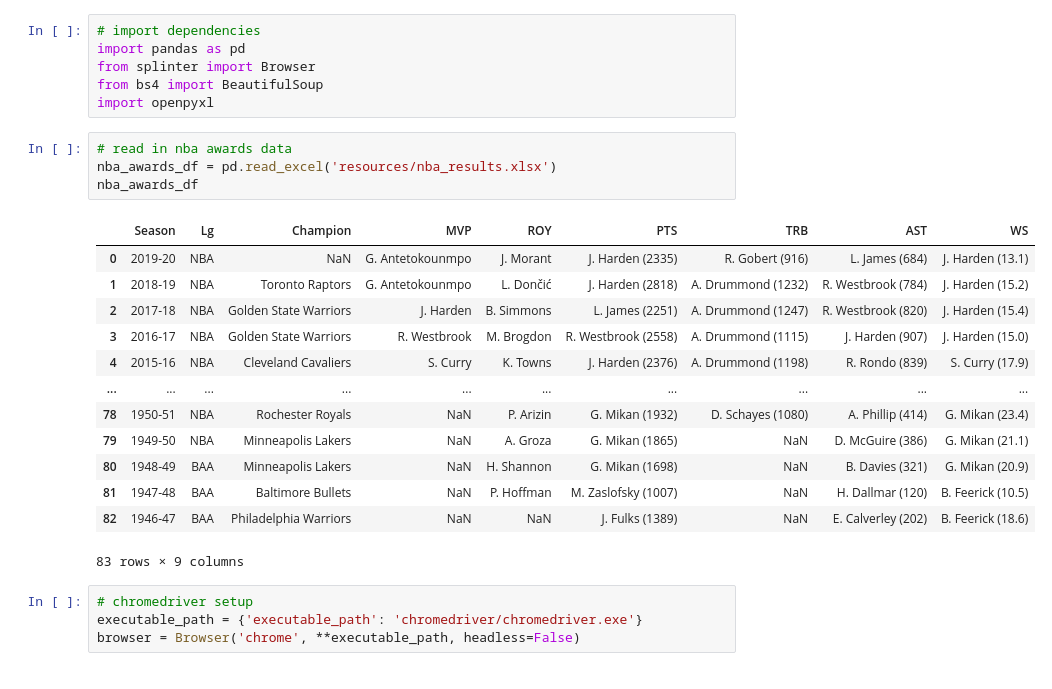
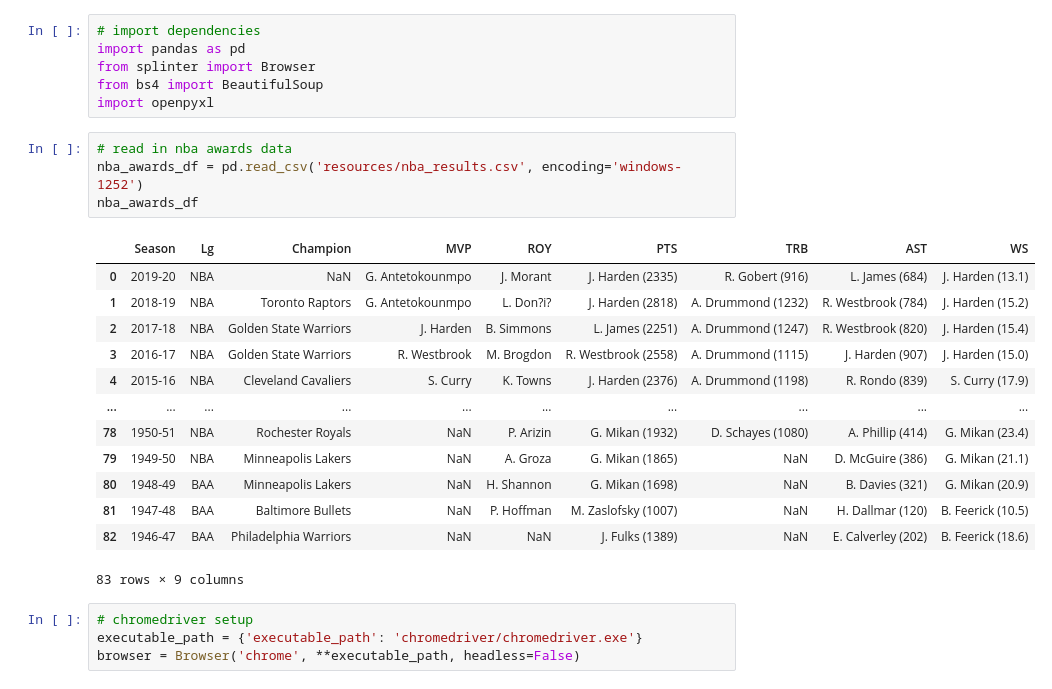
Before and after one commit to wclewett/ETL_project, a Jupyter notebook: awards_web_scrape.ipynb, the cells around one changed output. Saved outputs shown, nothing was run; the diff lists cells and outputs as text.

```diff
--- a/awards_web_scrape.ipynb
+++ b/awards_web_scrape.ipynb
@@ -6,12 +6,12 @@ from bs4 import BeautifulSoup
 import openpyxl
 # %%
 # read in nba awards data
-nba_awards_df = pd.read_excel('resources/nba_results.xlsx')
+nba_awards_df = pd.read_csv('resources/nba_results.csv', encoding='windows-1252')
 nba_awards_df
 # %% [output]
 |  | Season | Lg | Champion | MVP | ROY | PTS | TRB | AST | WS |
 | 0 | 2019-20 | NBA | NaN | G. Antetokounmpo | J. Morant | J. Harden (2335) | R. Gobert (916) | L. James (684) | J. Harden (13.1) |
-| 1 | 2018-19 | NBA | Toronto Raptors | G. Antetokounmpo | L. Dončić | J. Harden (2818) | A. Drummond (1232) | R. Westbrook (784) | J. Harden (15.2) |
+| 1 | 2018-19 | NBA | Toronto Raptors | G. Antetokounmpo | L. Don?i? | J. Harden (2818) | A. Drummond (1232) | R. Westbrook (784) | J. Harden (15.2) |
 | 2 | 2017-18 | NBA | Golden State Warriors | J. Harden | B. Simmons | L. James (2251) | A. Drummond (1247) | R. Westbrook (820) | J. Harden (15.4) |
 | 3 | 2016-17 | NBA | Golden State Warriors | R. Westbrook | M. Brogdon | R. Westbrook (2558) | A. Drummond (1115) | J. Harden (907) | J. Harden (15.0) |
 | 4 | 2015-16 | NBA | Cleveland Cavaliers | S. Curry | K. Towns | J. Harden (2376) | A. Drummond (1198) | R. Rondo (839) | S. Curry (17.9) |
```
Also changed, not shown: parts of 5 cells of this notebook, 8 other files.
